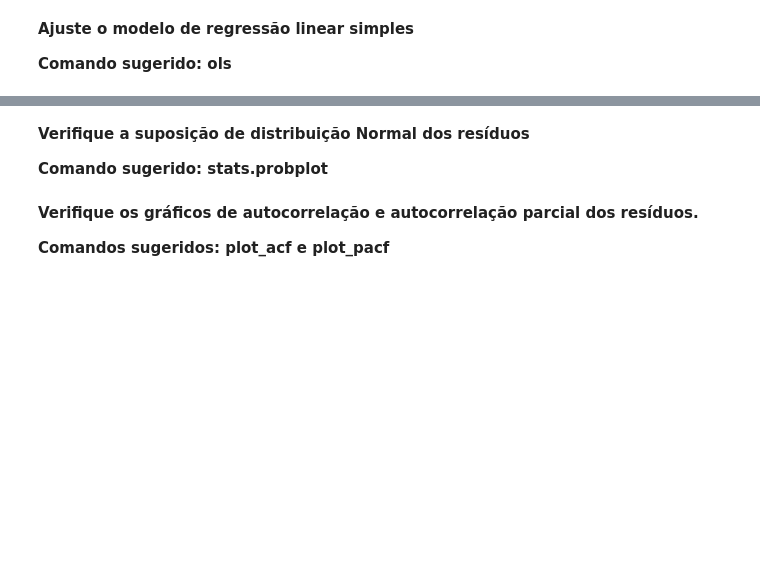
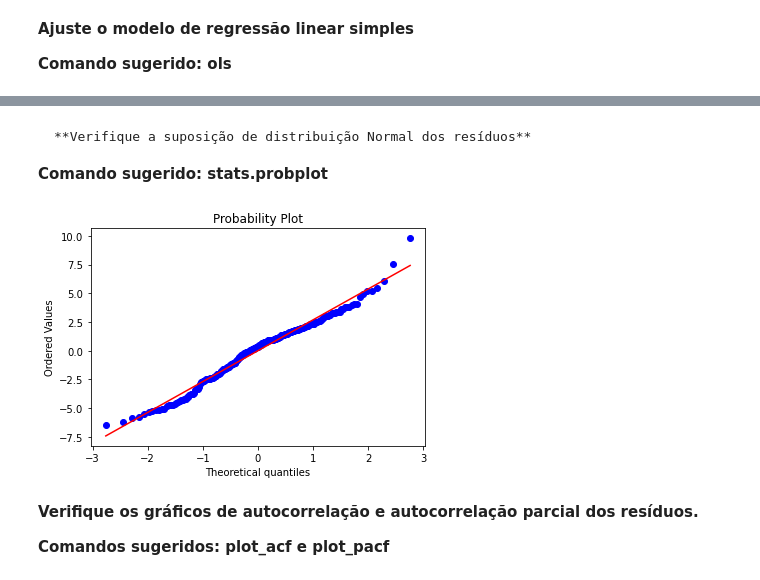
Before and after one commit to guilourenzo/mba-usp, a Jupyter notebook: PROVA FINAL/Avaliação Final/Av Final ECD e AD - Comandos disponibilizados.ipynb, the cells around one changed output, grey strips where cells are left out. Cells and saved outputs as stored; diff of their text form; code cells hidden in the pictures; blank space fills up the shorter version.

```diff
--- a/PROVA FINAL/Avaliação Final/Av Final ECD e AD - Comandos disponibilizados.ipynb
+++ b/PROVA FINAL/Avaliação Final/Av Final ECD e AD - Comandos disponibilizados.ipynb
@@ -55,5 +57,5 @@ X: tempo desde o início do registro (meses)
 
 D: 0, se a observação faz parte das 10 primeiras décadas e 1 se faz parte das 10 últimas décadas
 # %%
-dados = pd.read_csv('dados.csv',index_col=0)
+dados = pd.read_csv('Item2.csv',index_col=0)
 dados.head()
@@ -93,7 +164,14 @@ plt.hlines(0,xmin=min(ypred),xmax=max(ypred),color='gray')
 # %% [markdown]
-**Verifique a suposição de distribuição Normal dos resíduos**
+    **Verifique a suposição de distribuição Normal dos resíduos**
 
 **Comando sugerido: stats.probplot**
+# %%
+stats.probplot(
+  dados['residuo'],
+  plot = plt
+  );
+# %% [output]
+[figure, added]
 # %% [markdown]
 **Verifique os gráficos de autocorrelação e autocorrelação parcial dos resíduos.**
 
```
Also changed, not shown: parts of 18 cells of this notebook, 9 other files.
